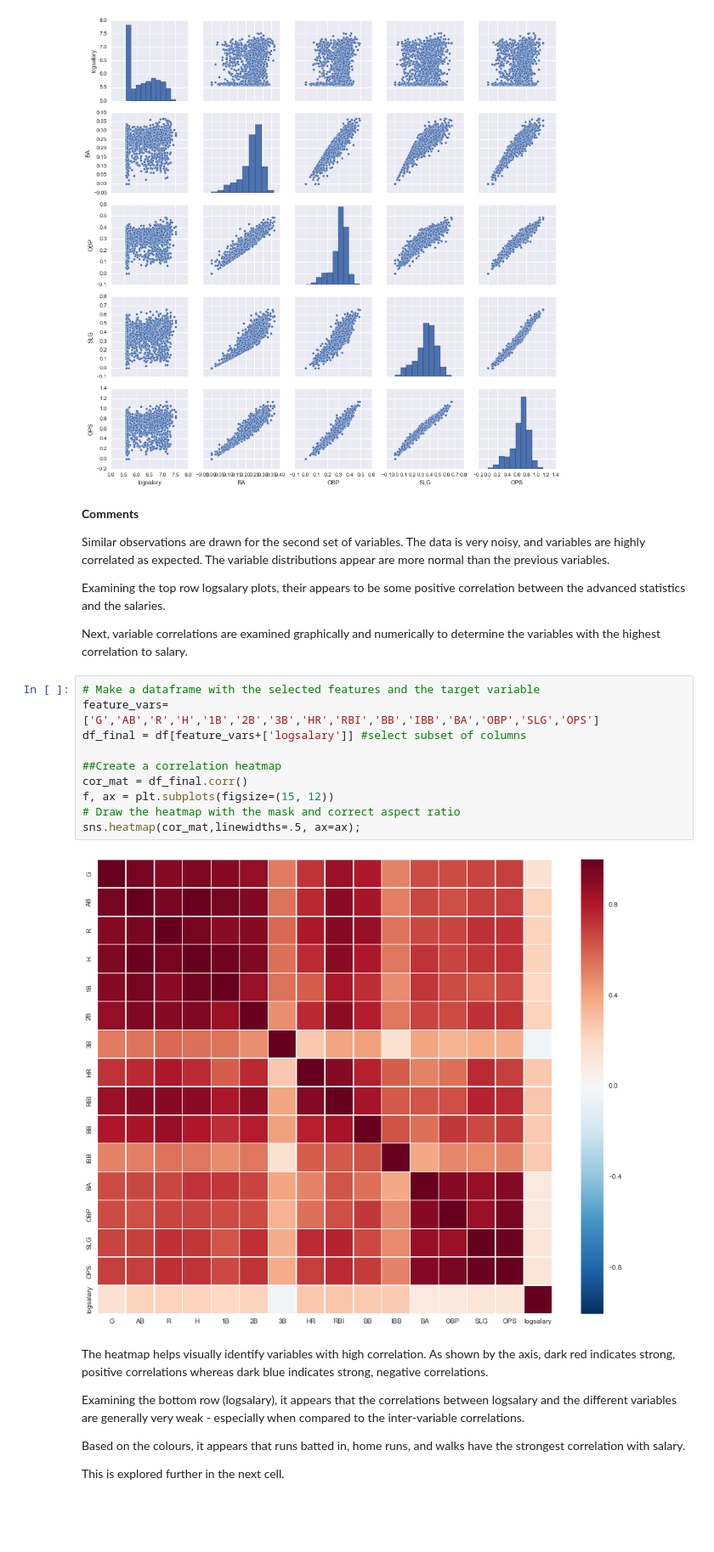
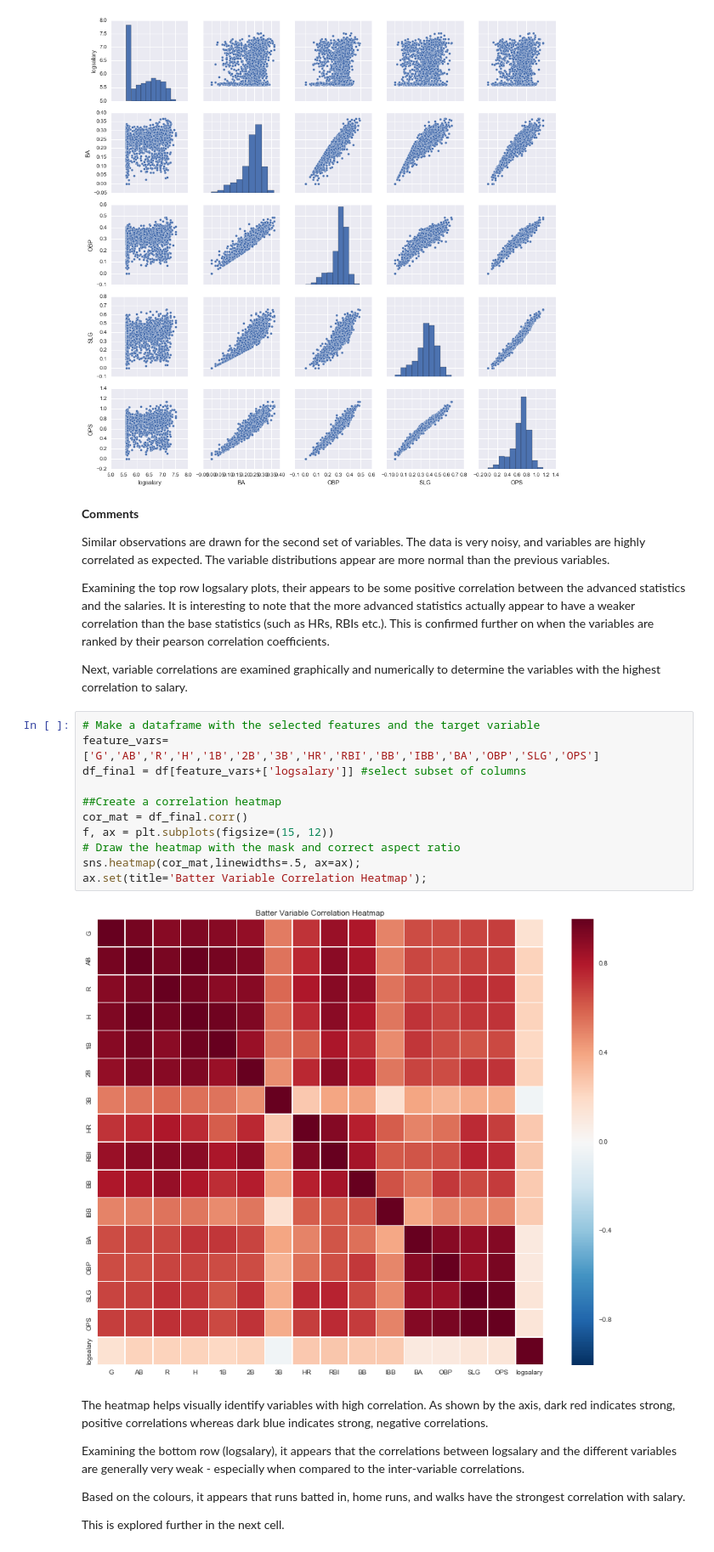
Before and after one commit to ian-whitestone/UD170, a Jupyter notebook: UD170 - Data Exploration - Batters.ipynb, the cells around one changed output. Shown at 85% size. Cells and saved outputs as stored; diff of their text form; blank space fills up the shorter version.

```diff
--- a/UD170 - Data Exploration - Batters.ipynb
+++ b/UD170 - Data Exploration - Batters.ipynb
@@ -371,21 +377,22 @@ sns.pairplot(df,vars=plot_vars_2);
 
 Similar observations are drawn for the second set of variables. The data is very noisy, and variables are highly correlated as expected. The variable distributions appear are more normal than the previous variables.
 
-Examining the top row logsalary plots, their appears to be some positive correlation between the advanced statistics and the salaries.
+Examining the top row logsalary plots, their appears to be some positive correlation between the advanced statistics and the salaries. It is interesting to note that the more advanced statistics actually appear to have a weaker correlation than the base statistics (such as HRs, RBIs etc.). This is confirmed further on when the variables are ranked by their pearson correlation coefficients.
 
 Next, variable correlations are examined graphically and numerically to determine the variables with the highest correlation to salary.
 # %%
 # Make a dataframe with the selected features and the target variable
 feature_vars=['G','AB','R','H','1B','2B','3B','HR','RBI','BB','IBB','BA','OBP','SLG','OPS']
 df_final = df[feature_vars+['logsalary']] #select subset of columns
 
 ##Create a correlation heatmap
 cor_mat = df_final.corr()
 f, ax = plt.subplots(figsize=(15, 12))
 # Draw the heatmap with the mask and correct aspect ratio
 sns.heatmap(cor_mat,linewidths=.5, ax=ax);
+ax.set(title='Batter Variable Correlation Heatmap');
 # %% [output]
-[figure, old version]
+[figure, new version]
 # %% [markdown]
 The heatmap helps visually identify variables with high correlation. As shown by the axis, dark red indicates strong, positive correlations whereas dark blue indicates strong, negative correlations.
 
```
Also changed, not shown: parts of 14 cells of this notebook, 2 other files.
